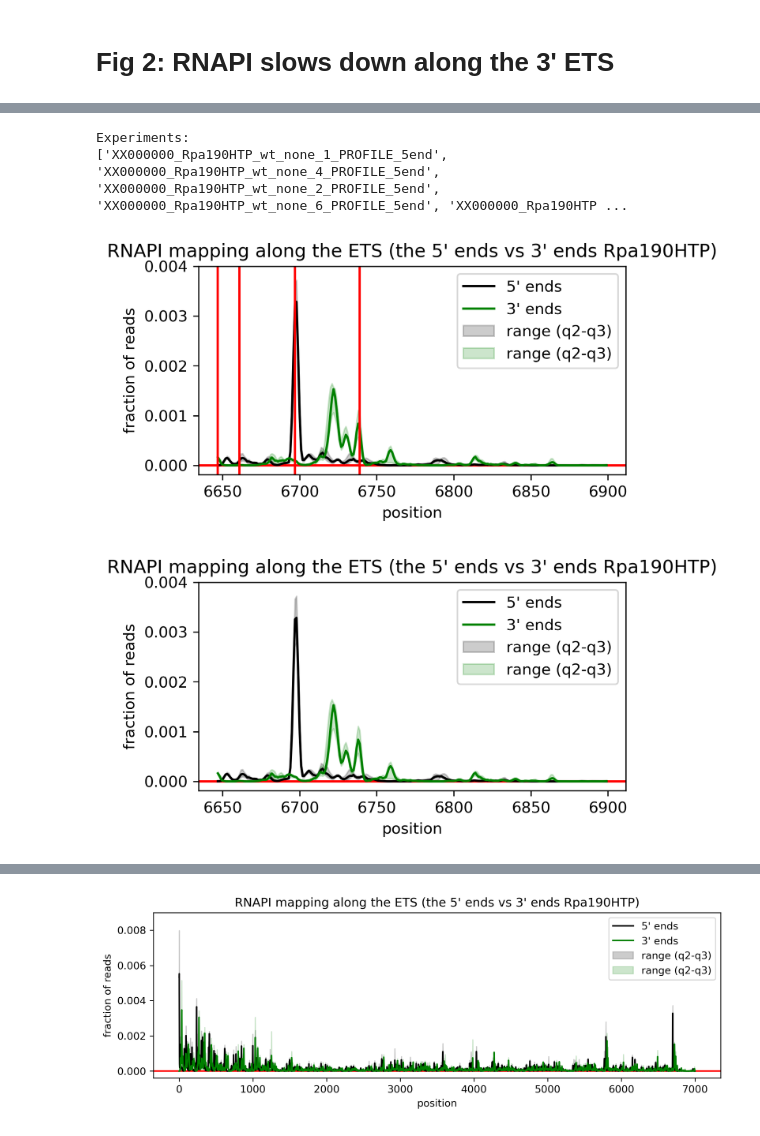
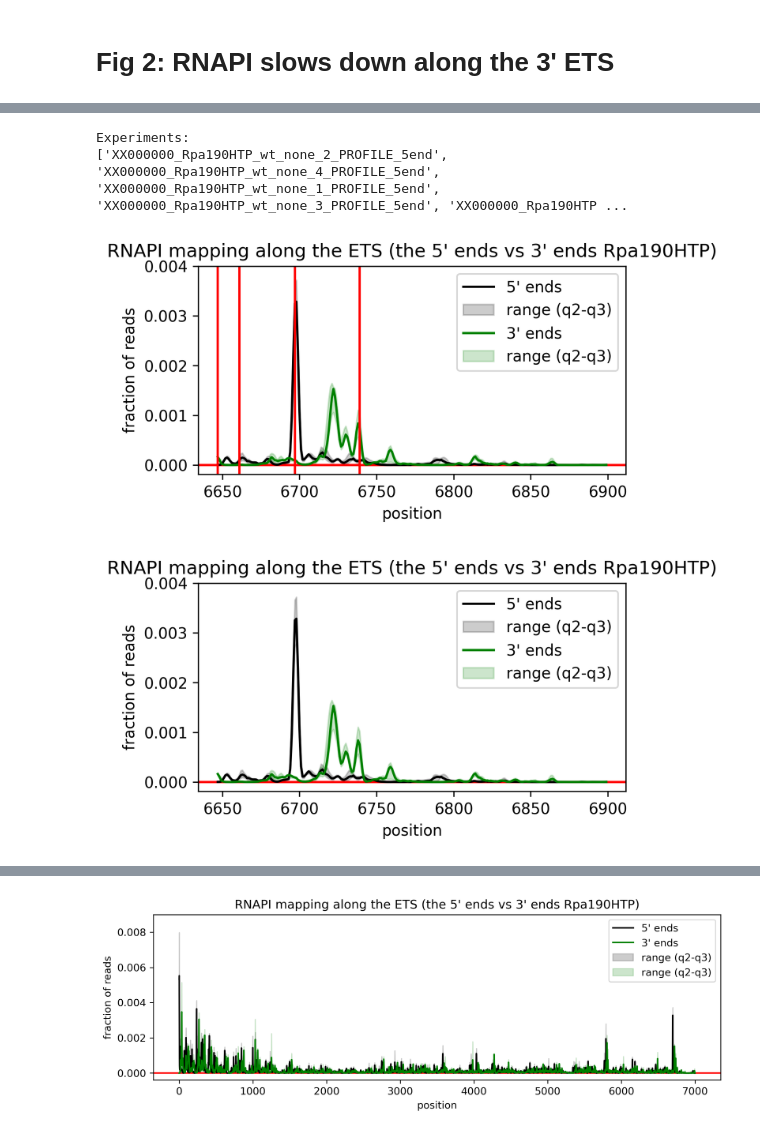
Before and after one commit to tturowski/Pol1_termination_MS, a Jupyter notebook: 05_notebooks/Fig_1_S1_2_S2_wt.ipynb, the cells around one changed output, grey strips where cells are left out. Drawn from its saved outputs; the diff is of its cells as text; code cells hidden in the pictures.

```diff
--- a/05_notebooks/Fig_1_S1_2_S2_wt.ipynb
+++ b/05_notebooks/Fig_1_S1_2_S2_wt.ipynb
@@ -156,26 +156,26 @@ tt.plotting.plotAndFolding(df11_Rpa190_3end, dG=df05_folding['w65_dG_add15nt'],f
 # %%
 df12_Rpa190_5end = tt.profiles.preprocess(df02_RDN37_5end,
                                      let_in=['Rpa190HTP'],
                                      let_out=['hmo1','0s','25rDNA','UVA'],
                                      stats=True)
 
 tt.plotting.plot_to_compare(ref=df11_Rpa190_3end, df=df12_Rpa190_5end,figsize=(5,2.5),ref_label="3' ends",label="5' ends",
                            title="RNAPI mapping along the ETS (the 5' ends vs 3' ends Rpa190HTP)",
                            dpi=300,offset=300, ylim=(None,0.004),
                            start=6647+300, stop=6900+300,
                            h_lines=[i-300 for i in cleavage_sites.values()],
-                           fname='Fig_2Cv1.png')
+                           fname='Fig_2B_with5ends.png')
 
 tt.plotting.plot_to_compare(ref=df11_Rpa190_3end, df=df12_Rpa190_5end,figsize=(5,2.5),ref_label="3' ends",label="5' ends",
                            title="RNAPI mapping along the ETS (the 5' ends vs 3' ends Rpa190HTP)",
                            dpi=300,offset=300, ylim=(None,0.004),
                            start=6647+300, stop=6900+300,
-                           fname='Fig_2Cv2.png')
+                           fname='Fig_2B_with5ends_v2.png')
 # %% [output]
 Experiments:
-['XX000000_Rpa190HTP_wt_none_1_PROFILE_5end', 'XX000000_Rpa190HTP_wt_none_4_PROFILE_5end', 'XX000000_Rpa190HTP_wt_none_2_PROFILE_5end', 'XX000000_Rpa190HTP_wt_none_6_PROFILE_5end', 'XX000000_Rpa190HTP ...
+['XX000000_Rpa190HTP_wt_none_2_PROFILE_5end', 'XX000000_Rpa190HTP_wt_none_4_PROFILE_5end', 'XX000000_Rpa190HTP_wt_none_1_PROFILE_5end', 'XX000000_Rpa190HTP_wt_none_3_PROFILE_5end', 'XX000000_Rpa190HTP ...
-[figure, old version]
+[figure, new version]
-[figure, old version]
+[figure, new version]
 # %%
 df13_Rat1_5end = tt.profiles.preprocess(df02_RDN37_5end,
                                      let_in=['Rat1'],
```
Also changed, not shown: parts of 4 cells of this notebook, 26 other files.
